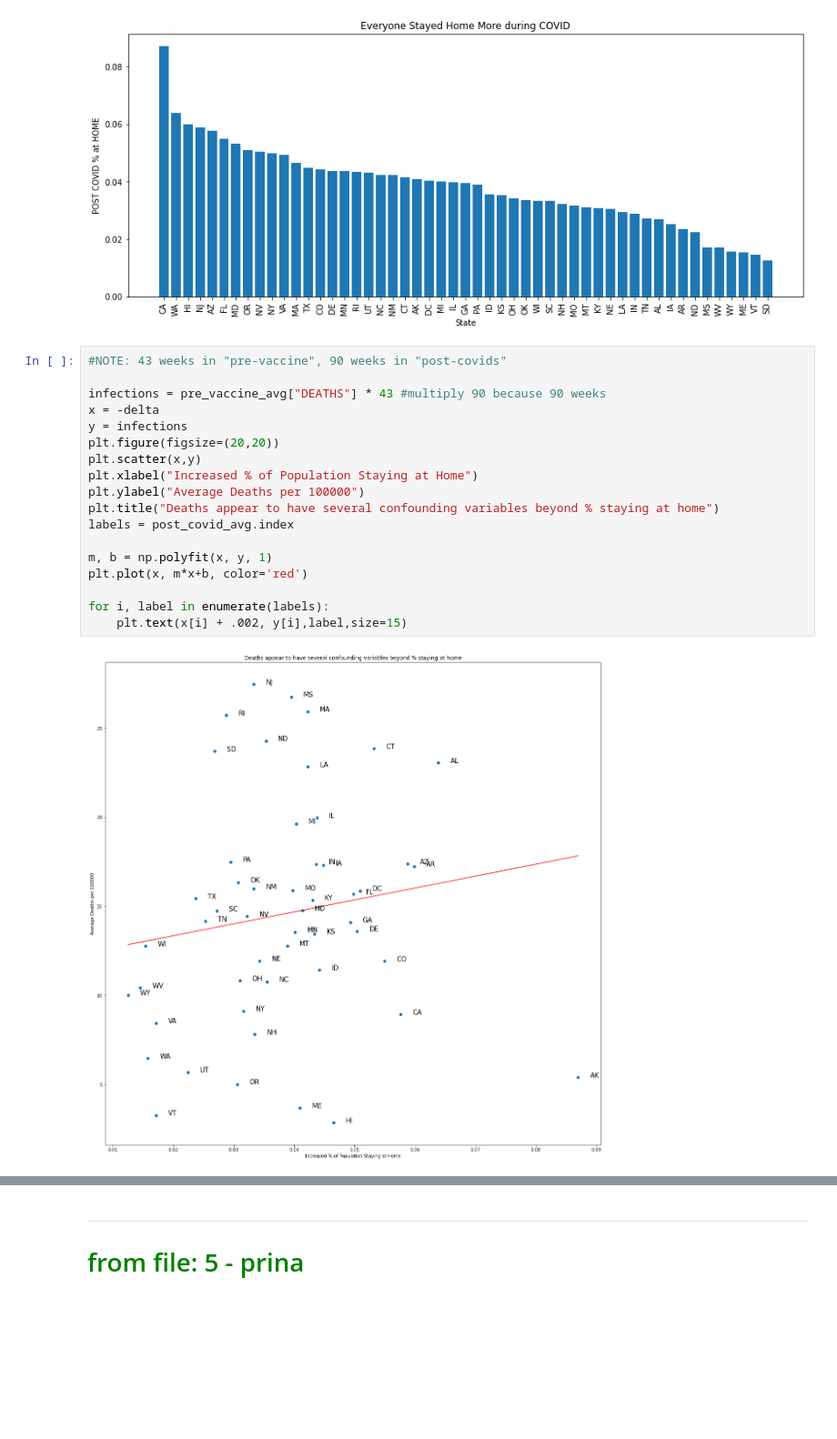
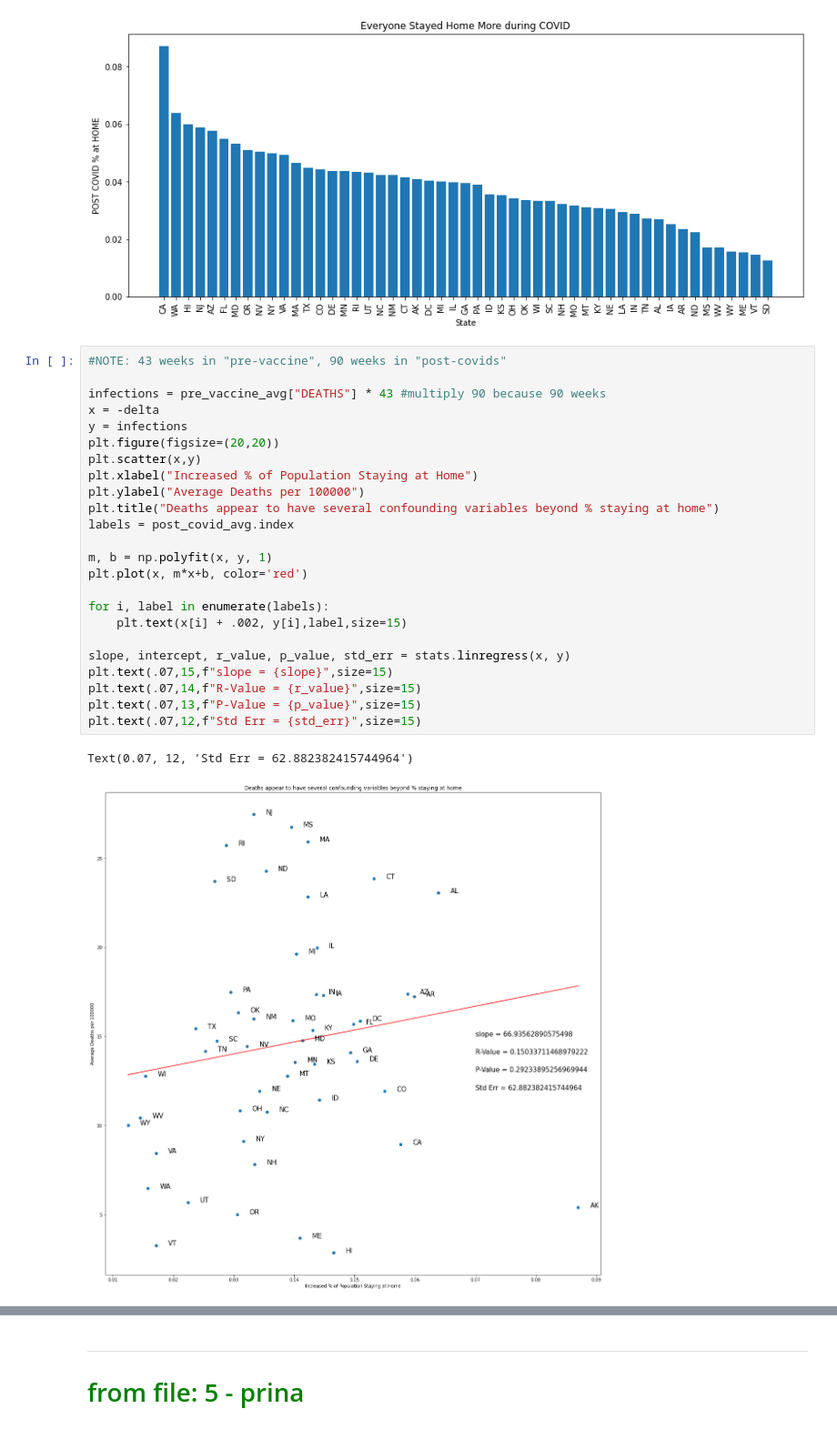
Before and after one commit to colinscampbell/project-1, a Jupyter notebook: FINAL_ANALYSIS.ipynb, the cells around one changed output, grey strips where cells are left out. Shown at 91% size. Saved outputs shown, nothing was run; the diff lists cells and outputs as text; blank space fills up the shorter version.

```diff
--- a/FINAL_ANALYSIS.ipynb
+++ b/FINAL_ANALYSIS.ipynb
@@ -865,23 +864,30 @@ Text(0.5, 1.0, 'Everyone Stayed Home More during COVID')
 # %%
 #NOTE: 43 weeks in "pre-vaccine", 90 weeks in "post-covids"
 
 infections = pre_vaccine_avg["DEATHS"] * 43 #multiply 90 because 90 weeks
 x = -delta
 y = infections
 plt.figure(figsize=(20,20))
 plt.scatter(x,y)
 plt.xlabel("Increased % of Population Staying at Home")
 plt.ylabel("Average Deaths per 100000")
 plt.title("Deaths appear to have several confounding variables beyond % staying at home")
 labels = post_covid_avg.index
 
 m, b = np.polyfit(x, y, 1)
 plt.plot(x, m*x+b, color='red')
 
 for i, label in enumerate(labels):
     plt.text(x[i] + .002, y[i],label,size=15)
+
+slope, intercept, r_value, p_value, std_err = stats.linregress(x, y)
+plt.text(.07,15,f"slope = {slope}",size=15)
+plt.text(.07,14,f"R-Value = {r_value}",size=15)
+plt.text(.07,13,f"P-Value = {p_value}",size=15)
+plt.text(.07,12,f"Std Err = {std_err}",size=15)
 # %% [output]
+Text(0.07, 12, 'Std Err = 62.882382415744964')
-[figure, old version]
+[figure, new version]
 # %%
 #DIVIDE
 infections = pre_vaccine_avg["DEATHS"] * 43 #multiply 90 because 90 weeks
```
Also changed, not shown: parts of 3 cells of this notebook, 1 other file.
